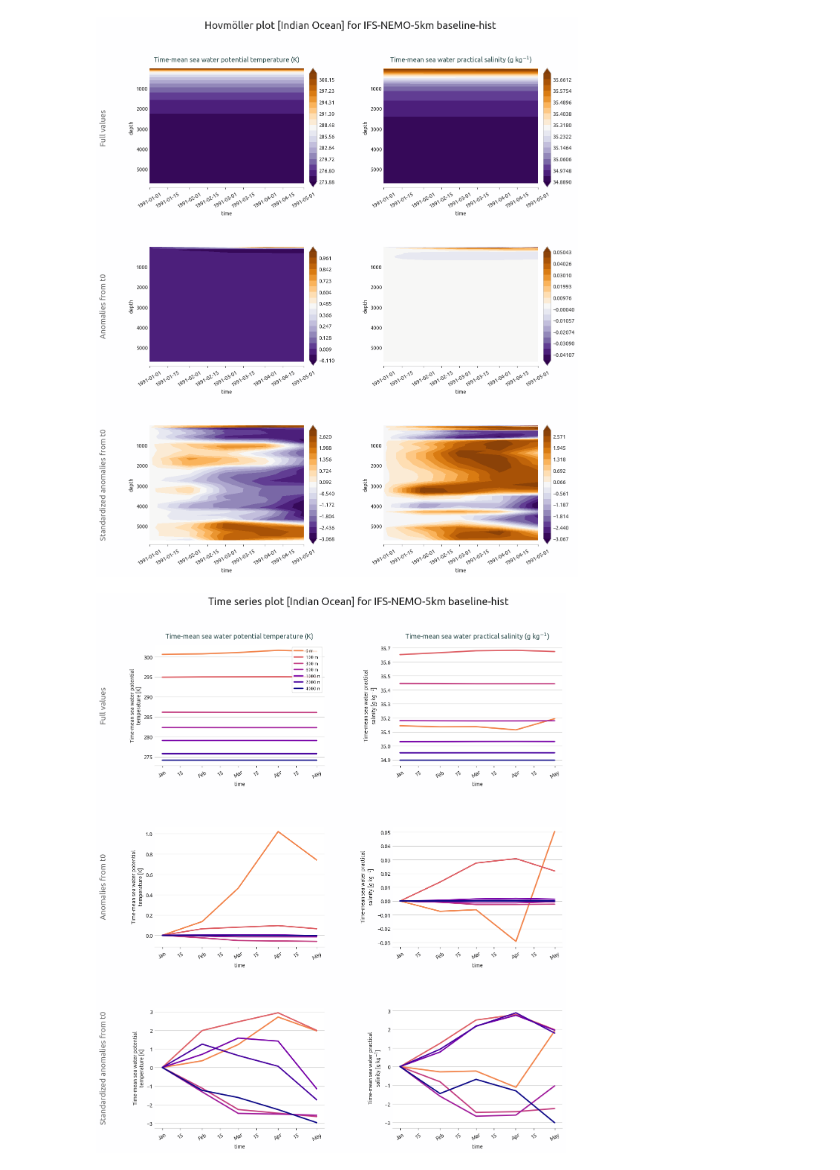
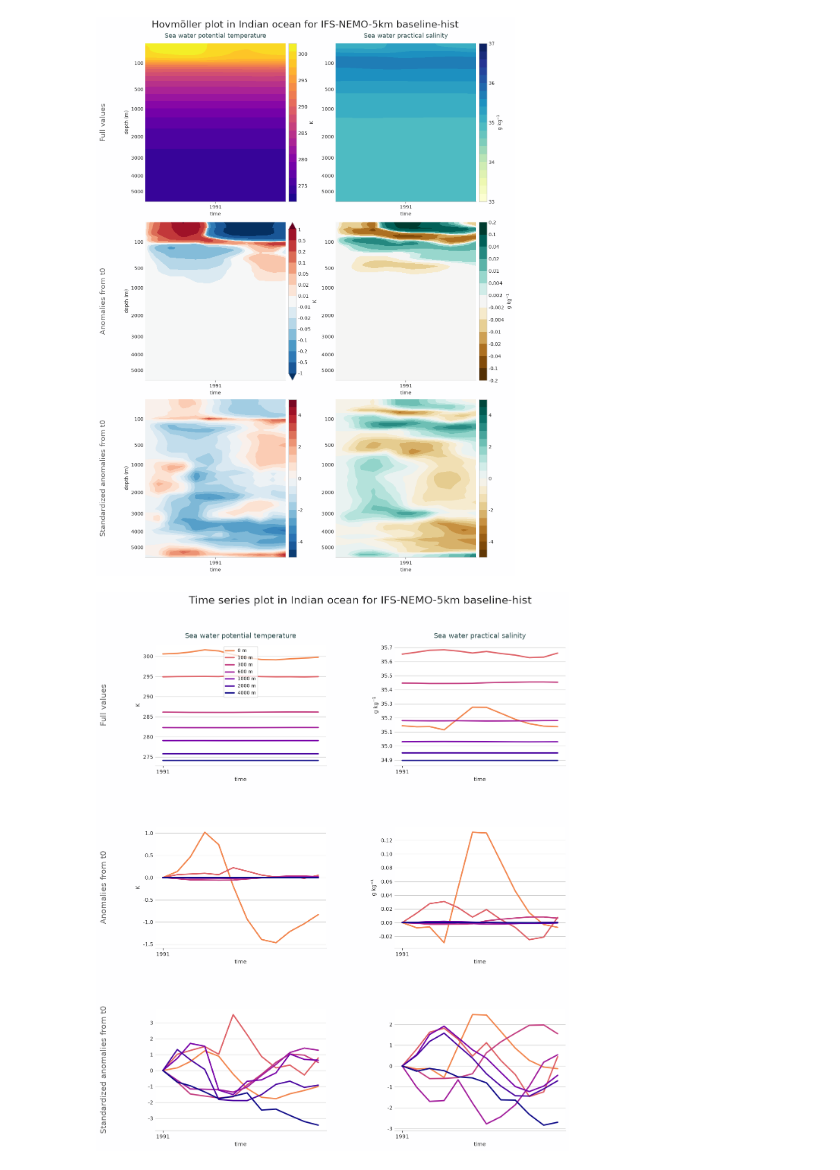
Before and after one commit to DestinE-Climate-DT/AQUA-diagnostics, a Jupyter notebook: notebooks/diagnostics/ocean_drift/hovmoller.ipynb, the cells around one changed output. Saved outputs shown, nothing was run; the diff lists cells and outputs as text; code cells hidden in the pictures.

Commit message:
Hovmoller notebook update

```diff
--- a/notebooks/diagnostics/ocean_drift/hovmoller.ipynb
+++ b/notebooks/diagnostics/ocean_drift/hovmoller.ipynb
@@ -13,10 +13,10 @@ hov = Hovmoller(
     exp="baseline-hist",
     source="lra-r100-monthly",
     startdate="01-01-1991",
-    enddate="31-05-1991",
+    enddate="31-12-1991",
     # vert_coord="depth",
     loglevel="INFO",
 )
 # %%
-hov.run(region="io", dim_mean=["lat", "lon"], anomaly_ref="t0")
+hov.run(regions="io", dim_mean=["lat", "lon"], anomaly_ref="t0")
 # %% [output]
@@ -40,9 +40,9 @@ hov.run(region="io", dim_mean=["lat", "lon"], anomaly_ref="t0")
 # %%
-hov_plot = PlotHovmoller(data=hov.processed_data_list, vert_coord="depth")
+hov_plot = PlotHovmoller(data=hov.processed_data["io"], vert_coord="depth")
 hov_plot.plot_hovmoller()
 # %% [output]
-[figure, old version]
+[figure, new version]
 # %%
 hov_plot.plot_timeseries()
 # %% [output]
-[figure, old version]
+[figure, new version]
```
Also changed, not shown: parts of 1 cell of this notebook, 1 other file.
